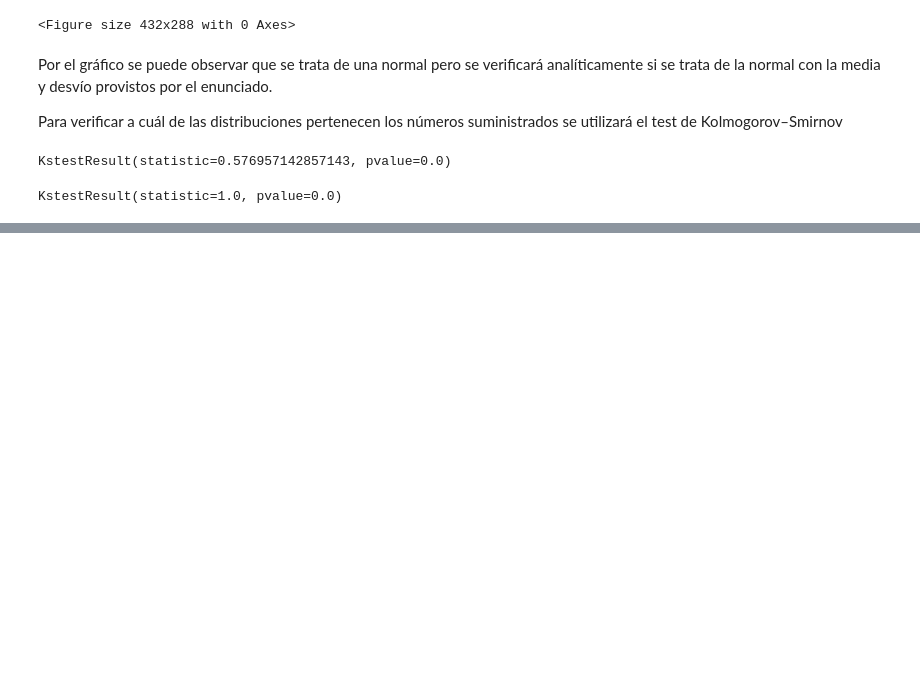
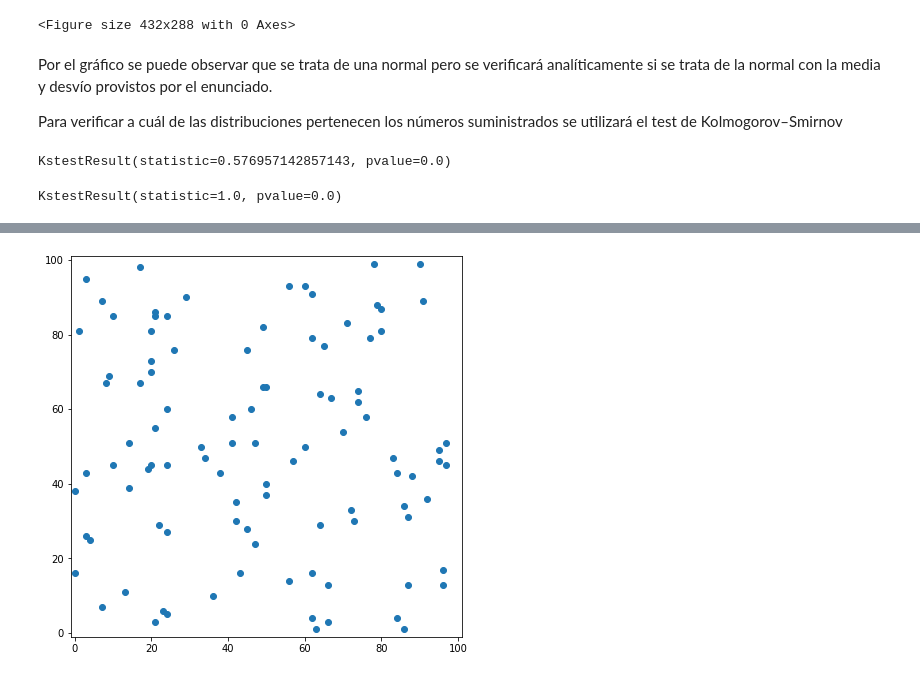
Before and after one commit to matiscakosky/simulhav, a Jupyter notebook: tp1.ipynb, the cells around one changed output, grey strips where cells are left out. Drawn from its saved outputs; the diff is of its cells as text; code cells hidden in the pictures; blank space fills up the shorter version.

Commit message:
add animation

```diff
--- a/tp1.ipynb
+++ b/tp1.ipynb
@@ -619,0 +682,57 @@ plt.show()
+# %%
+import matplotlib.pyplot as plt
+from IPython.display import HTML
+from matplotlib.animation import FuncAnimation
+import numpy as np
+
+CANTIDAD_PERSONAS = 100
+
+personas = []
+for i in range(CANTIDAD_PERSONAS):
+    rand_x = int(random.uniform(0,TAMANIO_MATRIZ))
+    rand_y = int(random.uniform(0,TAMANIO_MATRIZ))
+    tipo = random.uniform(0,1)
+    reset_counter = 2
+    if tipo <= 0.7:
+        reset_counter = 1
+    if tipo >= 0.95:
+        reset_counter = 4
+
+    individuo = Individuo(reset_counter, rand_x, rand_y)
+    personas.append(individuo)
+
+random.shuffle(personas)
+for i in range(CANTIDAD_PERSONAS*0.02):
+    personas[i].infectar()
+
+fig = plt.figure(figsize=(7,7))
+ax = plt.axes(xlim=(-1,TAMANIO_MATRIZ+1),ylim=(-1,TAMANIO_MATRIZ+1))
+
+posiciones = []
+    colores = []
+    for p in personas:
+        p.mover()
+        posiciones.append(p.obtener_posicion())
+        if p.infectado:
+            colores.append('red')
+        else:
+            colores.append('blue')
+
+scatter = ax.scatter([p.obtener_posicion()[0] for p in personas], [p.obtener_posicion()[1] for p in personas])
+
+def update(frame_number):
+    posiciones = []
+    colores = []
+    for p in personas:
+        p.mover()
+        posiciones.append(p.obtener_posicion())
+        if p.infectado:
+            colores.append('red')
+        else:
+            colores.append('blue')
+    scatter.set_offsets([p.obtener_posicion() for p in personas])
+    return scatter,
+
+anim = FuncAnimation(fig, update, interval=1000, frames=8)
+HTML(anim.to_html5_video())
+# %% [output]
@@ -619,0 +740 @@ plt.show()
+[figure, added]
```
Also changed, not shown: parts of 5 cells of this notebook.
